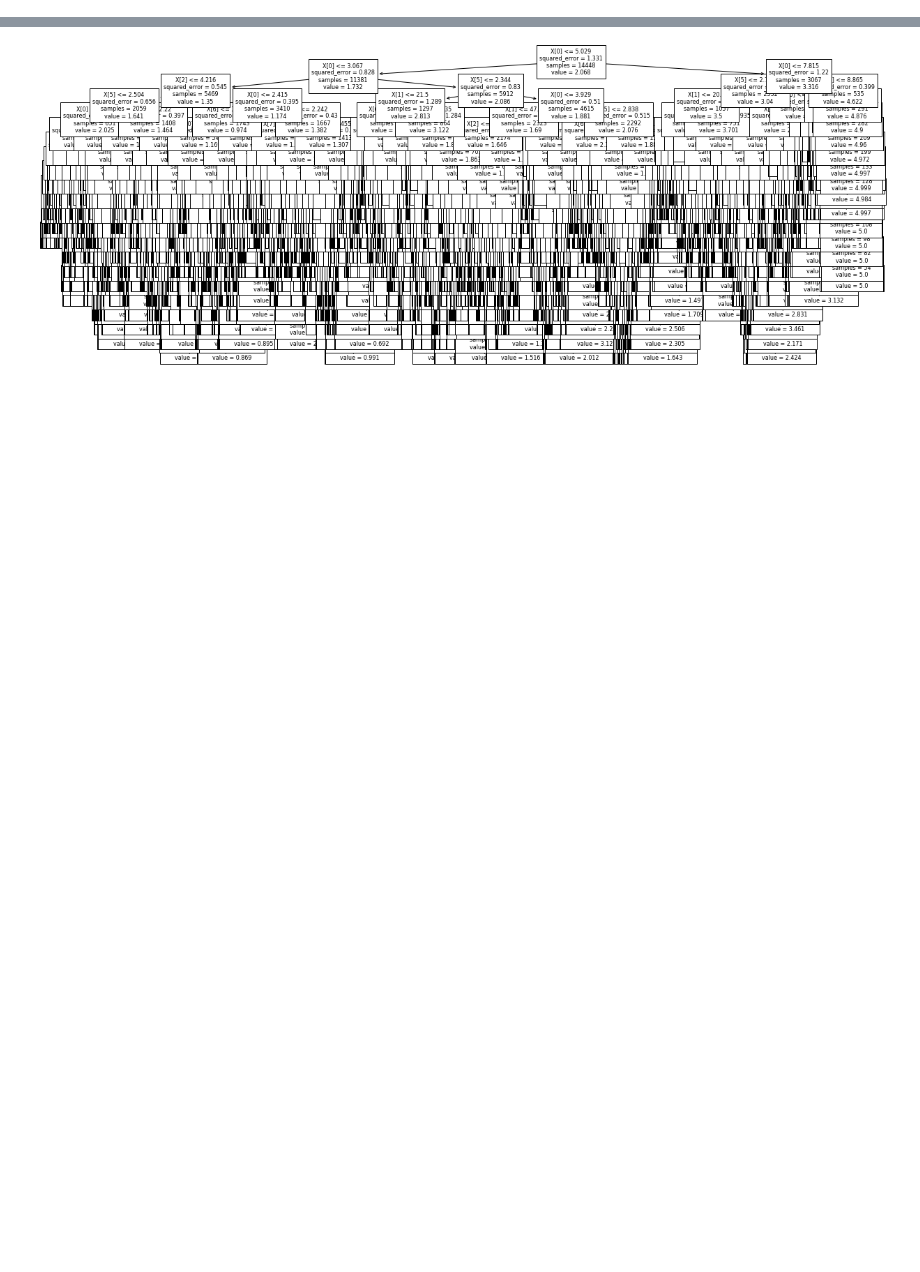
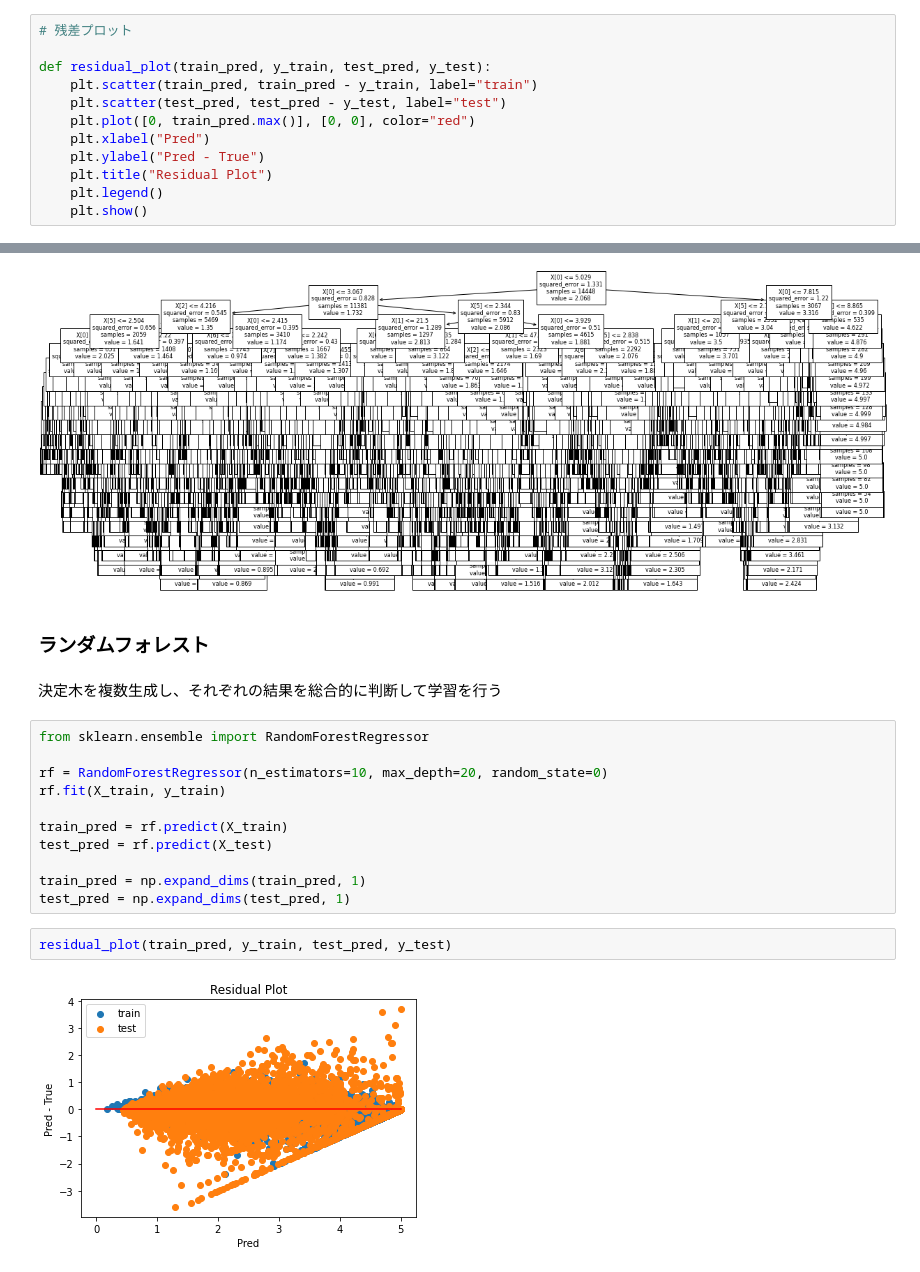
Before and after one commit to Murakami-Shoya/everyday_programming, a Jupyter notebook: AI_100knock.ipynb, the cells around one changed output, grey strips where cells are left out. Drawn from its saved outputs; the diff is of its cells as text; blank space fills up the shorter version.

Commit message:
ランダムフォレスト、残差プロットと評価指標の関数化

```diff
--- a/AI_100knock.ipynb
+++ b/AI_100knock.ipynb
@@ -169,3 +170,15 @@ pred = model.predict(x_test)
 ## 線形回帰
 # %% [markdown]
 ## 決定木系
+# %%
+# 残差プロット
+
+def residual_plot(train_pred, y_train, test_pred, y_test):
+    plt.scatter(train_pred, train_pred - y_train, label="train")
+    plt.scatter(test_pred, test_pred - y_test, label="test")
+    plt.plot([0, train_pred.max()], [0, 0], color="red")
+    plt.xlabel("Pred")
+    plt.ylabel("Pred - True")
+    plt.title("Residual Plot")
+    plt.legend()
+    plt.show()
@@ -342,3 +346,22 @@ tree.plot_tree(tree_reg_sample_5, fontsize=8)
  Text(0.22101585595270087, 0.2619047619047619, 'X[1] <= 34.5\nsquared_error = 0.007\nsamples = 36\nvalue = 0.616'),
  ...]
 [figure]
+# %% [markdown]
+### ランダムフォレスト
+# %% [markdown]
+決定木を複数生成し、それぞれの結果を総合的に判断して学習を行う
+# %%
+from sklearn.ensemble import RandomForestRegressor
+
+rf = RandomForestRegressor(n_estimators=10, max_depth=20, random_state=0)
+rf.fit(X_train, y_train)
+
+train_pred = rf.predict(X_train)
+test_pred = rf.predict(X_test)
+
+train_pred = np.expand_dims(train_pred, 1)
+test_pred = np.expand_dims(test_pred, 1)
+# %%
+residual_plot(train_pred, y_train, test_pred, y_test)
+# %% [output]
+[figure, added]
```
Also changed, not shown: parts of 9 cells of this notebook.
